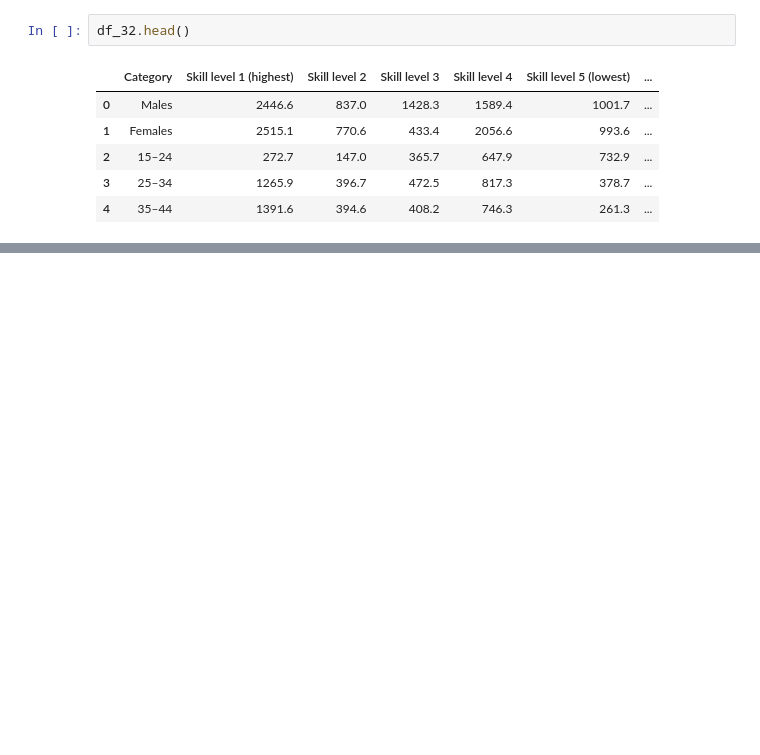
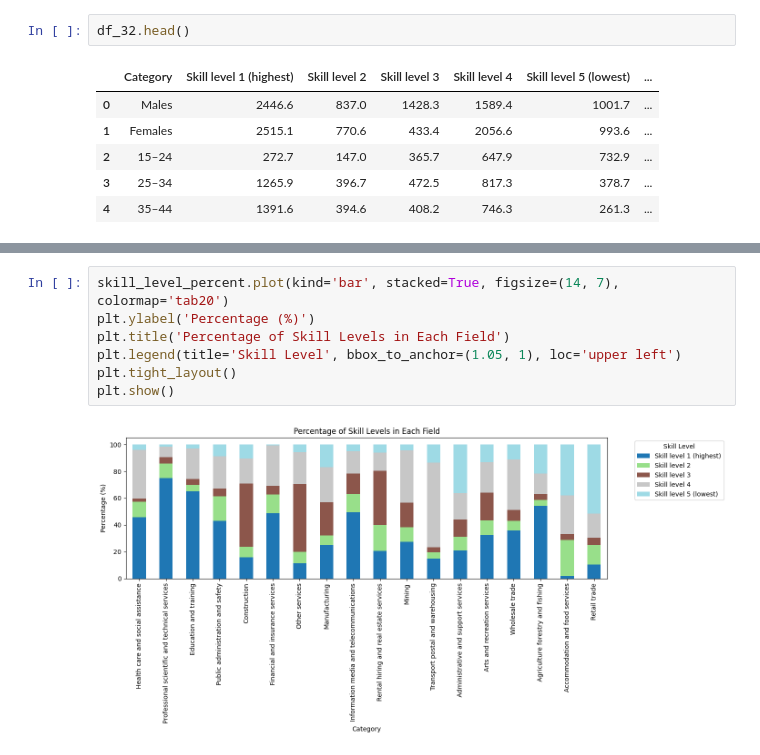
Before and after one commit to Mcflurrins/ByteFest-hackathon, a Jupyter notebook: EDA_1.ipynb, the cells around one changed output, grey strips where cells are left out. Saved outputs shown, nothing was run; the diff lists cells and outputs as text; blank space fills up the shorter version.

```diff
--- a/EDA_1.ipynb
+++ b/EDA_1.ipynb
@@ -68,0 +107,9 @@ df_combined
+# %%
+skill_level_percent.plot(kind='bar', stacked=True, figsize=(14, 7), colormap='tab20')
+plt.ylabel('Percentage (%)')
+plt.title('Percentage of Skill Levels in Each Field')
+plt.legend(title='Skill Level', bbox_to_anchor=(1.05, 1), loc='upper left')
+plt.tight_layout()
+plt.show()
+# %% [output]
+[figure, added]
```
Also changed, not shown: parts of 5 cells of this notebook, 2 other files.
